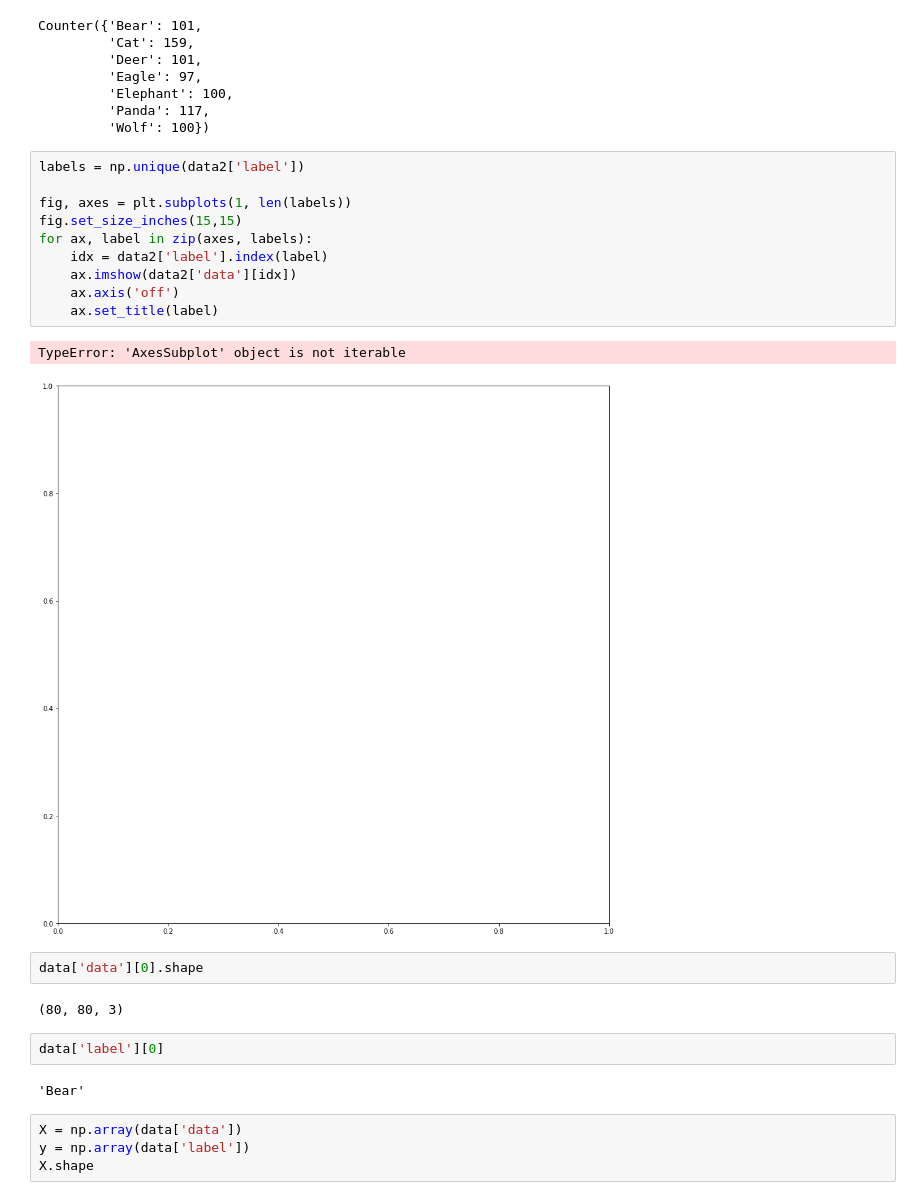
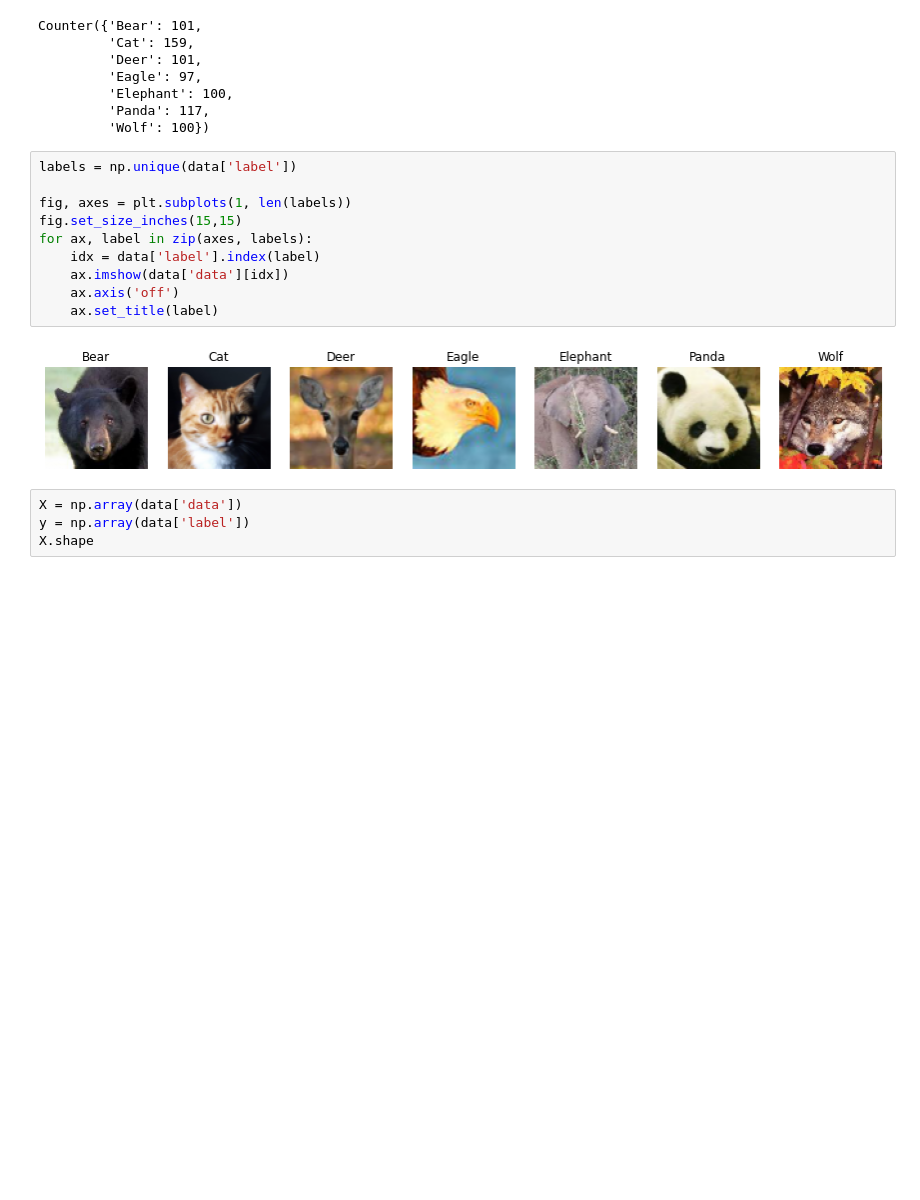
Before and after one commit to eltarr-kawther/classification-images, a Jupyter notebook: Face Detection.ipynb, the cells around one changed output. Saved outputs shown, nothing was run; the diff lists cells and outputs as text; blank space fills up the shorter version.

Commit message:
trying to fix data issue

```diff
--- a/Face Detection.ipynb
+++ b/Face Detection.ipynb
@@ -95,26 +95,17 @@ Counter({'Bear': 101,
          'Panda': 117,
          'Wolf': 100})
 # %%
-labels = np.unique(data2['label'])
+labels = np.unique(data['label'])
 
 fig, axes = plt.subplots(1, len(labels))
 fig.set_size_inches(15,15)
 for ax, label in zip(axes, labels):
-    idx = data2['label'].index(label)
-    ax.imshow(data2['data'][idx])
+    idx = data['label'].index(label)
+    ax.imshow(data['data'][idx])
     ax.axis('off')
     ax.set_title(label)
 # %% [output]
-TypeError: 'AxesSubplot' object is not iterable
-[figure, old version]
+[figure, new version]
-# %%
-data['data'][0].shape
-# %% [output]
-(80, 80, 3)
-# %%
-data['label'][0]
-# %% [output]
-'Bear'
 # %%
 X = np.array(data['data'])
 y = np.array(data['label'])
```
Also changed, not shown: parts of 10 cells of this notebook, 3 other files.
